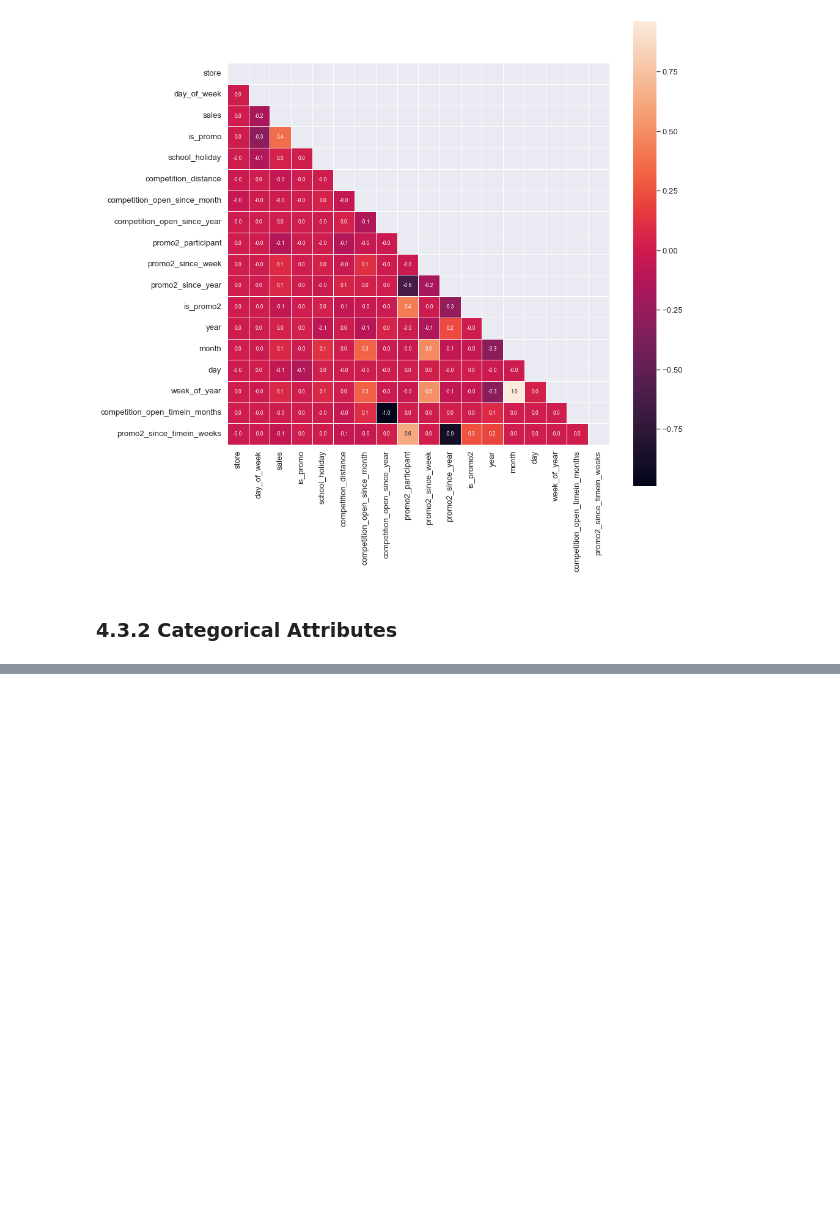
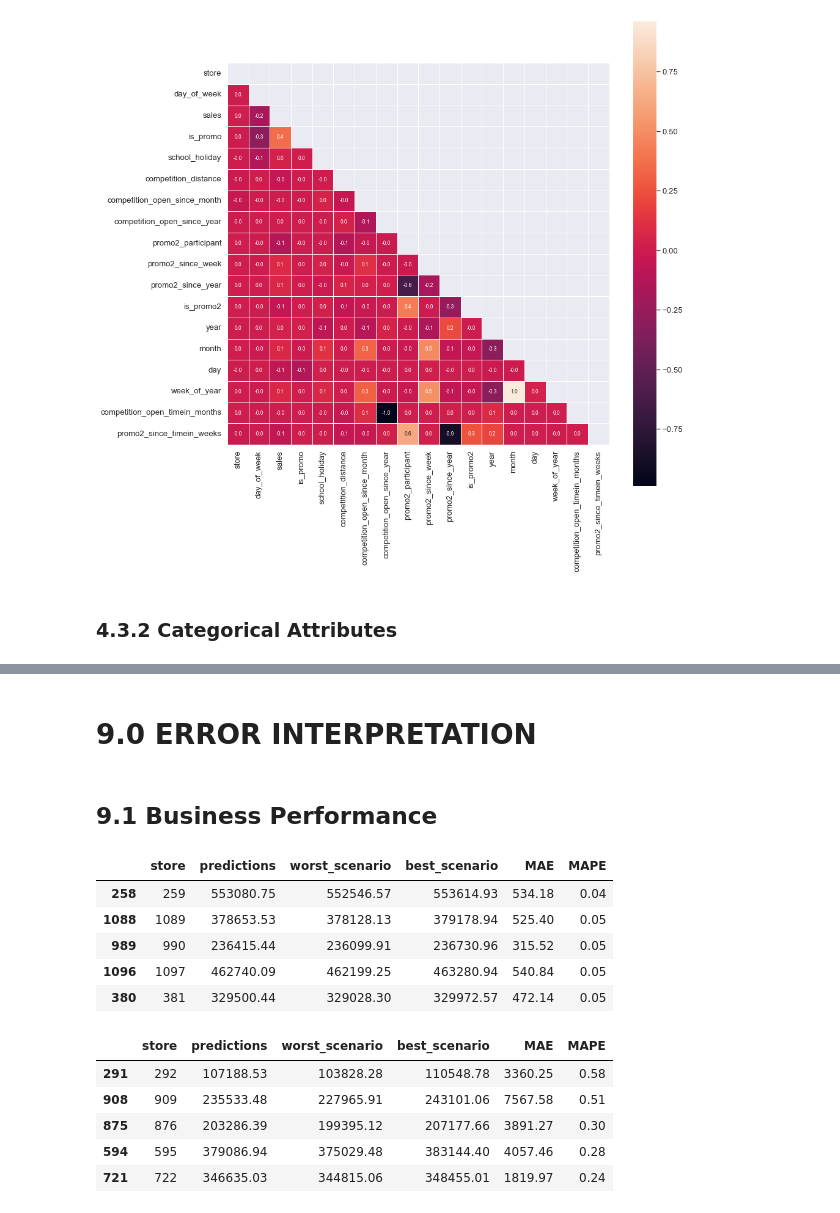
Before and after one commit to anaclaudialemos/drugstore_sales_prediction, a Jupyter notebook: drugstore_sales_prediction.ipynb, the cells around one changed output, grey strips where cells are left out. Saved outputs shown, nothing was run; the diff lists cells and outputs as text; code cells hidden in the pictures; blank space fills up the shorter version.

```diff
--- a/drugstore_sales_prediction.ipynb
+++ b/drugstore_sales_prediction.ipynb
@@ -431,15 +495,19 @@ df2['competition_open_since'] = df2.apply(lambda x: datetime.datetime(year=x['co
                                                                       month=x['competition_open_since_month'],day=1), axis=1)
 
 # creating 'competition_time_month' by calculating the difference between 'date' and 'competition_open_since'
-df2['competition_open_timein_months'] = ((pd.to_datetime(df2['date']).dt.date - pd.to_datetime(df2['competition_open_since']).dt.date)/30).apply(lambda x: x.days).astype('int64')
+df2['competition_open_timein_months'] = ((pd.to_datetime(df2['date']).dt.date - pd.to_datetime(df2['competition_open_since']
+                                                                                              ).dt.date)/30
+                                        ).apply(lambda x: x.days).astype('int64')
 
 # creating 'promo2_since' by 'combining promo2_since_year' and 'promo2_since_week'
 df2['promo2_since'] = df2['promo2_since_year'].astype(str) + '-' + df2['promo2_since_week'].astype(str)
-df2['promo2_since'] = df2['promo2_since'].apply(lambda x: datetime.datetime.strptime( x + '-1', '%Y-%W-%w' ) - datetime.timedelta(days=7))
+df2['promo2_since'] = df2['promo2_since'].apply(lambda x: datetime.datetime.strptime(x + '-1', '%Y-%W-%w'
+                                                                                    ) - datetime.timedelta(days=7))
 #the -1 and -%w pattern tells the parser to pick the monday in that week
 
 # creating 'promo2_since_timein_weeks' by calculating the difference between 'date' and 'promo2_since':
-df2['promo2_since_timein_weeks'] = ((pd.to_datetime(df2['date']).dt.date - pd.to_datetime(df2['promo2_since']).dt.date)/7).apply(lambda x: x.days).astype('int64')
+df2['promo2_since_timein_weeks'] = ((pd.to_datetime(df2['date']).dt.date - pd.to_datetime(df2['promo2_since']).dt.date)/7
+                                   ).apply(lambda x: x.days).astype('int64')
 
 # changing assortment attribute by given classification
 df2['assortment'] = df2['assortment'].apply(lambda x: 'basic' if x == 'a' else
@@ -1179,0 +1465,2 @@ cols_selected_full
+# %% [markdown]
+# 9.0 ERROR INTERPRETATION
@@ -1179,0 +1473,2 @@ cols_selected_full
+# %% [markdown]
+## 9.1 Business Performance
@@ -1179,0 +1491,18 @@ cols_selected_full
+# %%
+# sorting the stores by the smallest error
+display(df92.sort_values('MAPE', ascending=True).head())
+# sorting the stores by the biggest error
+display(df92.sort_values('MAPE', ascending=False).head())
+# %% [output]
+|  | store | predictions | worst_scenario | best_scenario | MAE | MAPE |
+| 258 | 259 | 553080.75 | 552546.57 | 553614.93 | 534.18 | 0.04 |
+| 1088 | 1089 | 378653.53 | 378128.13 | 379178.94 | 525.40 | 0.05 |
+| 989 | 990 | 236415.44 | 236099.91 | 236730.96 | 315.52 | 0.05 |
+| 1096 | 1097 | 462740.09 | 462199.25 | 463280.94 | 540.84 | 0.05 |
+| 380 | 381 | 329500.44 | 329028.30 | 329972.57 | 472.14 | 0.05 |
+|  | store | predictions | worst_scenario | best_scenario | MAE | MAPE |
+| 291 | 292 | 107188.53 | 103828.28 | 110548.78 | 3360.25 | 0.58 |
+| 908 | 909 | 235533.48 | 227965.91 | 243101.06 | 7567.58 | 0.51 |
+| 875 | 876 | 203286.39 | 199395.12 | 207177.66 | 3891.27 | 0.30 |
+| 594 | 595 | 379086.94 | 375029.48 | 383144.40 | 4057.46 | 0.28 |
+| 721 | 722 | 346635.03 | 344815.06 | 348455.01 | 1819.97 | 0.24 |
```
Also changed, not shown: parts of 122 cells of this notebook.
